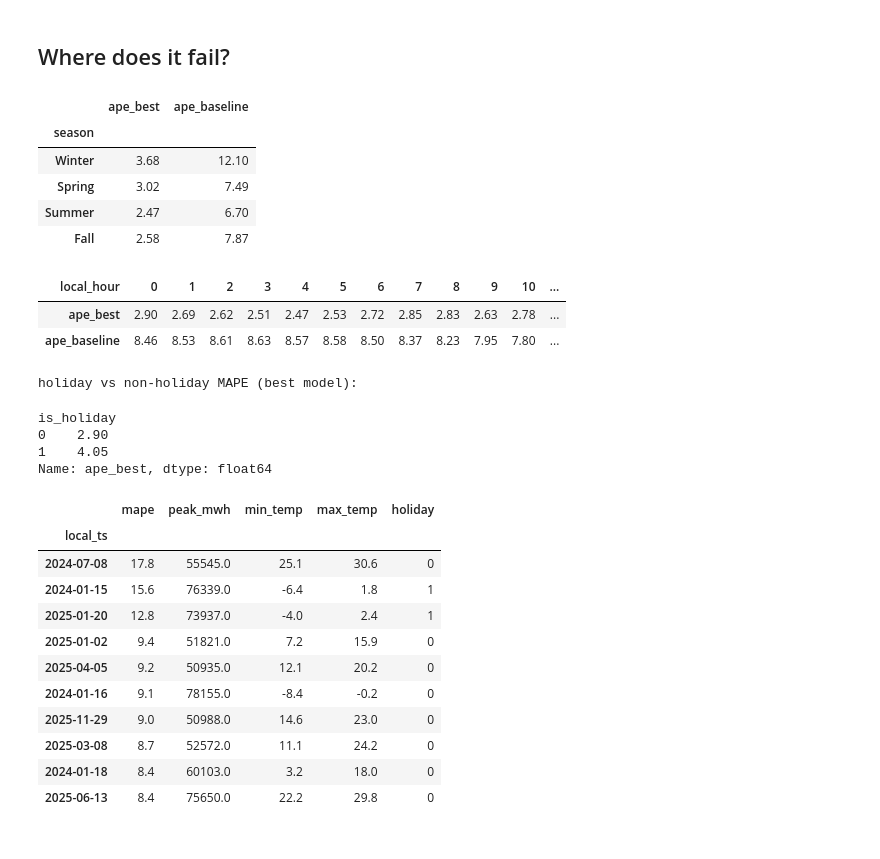
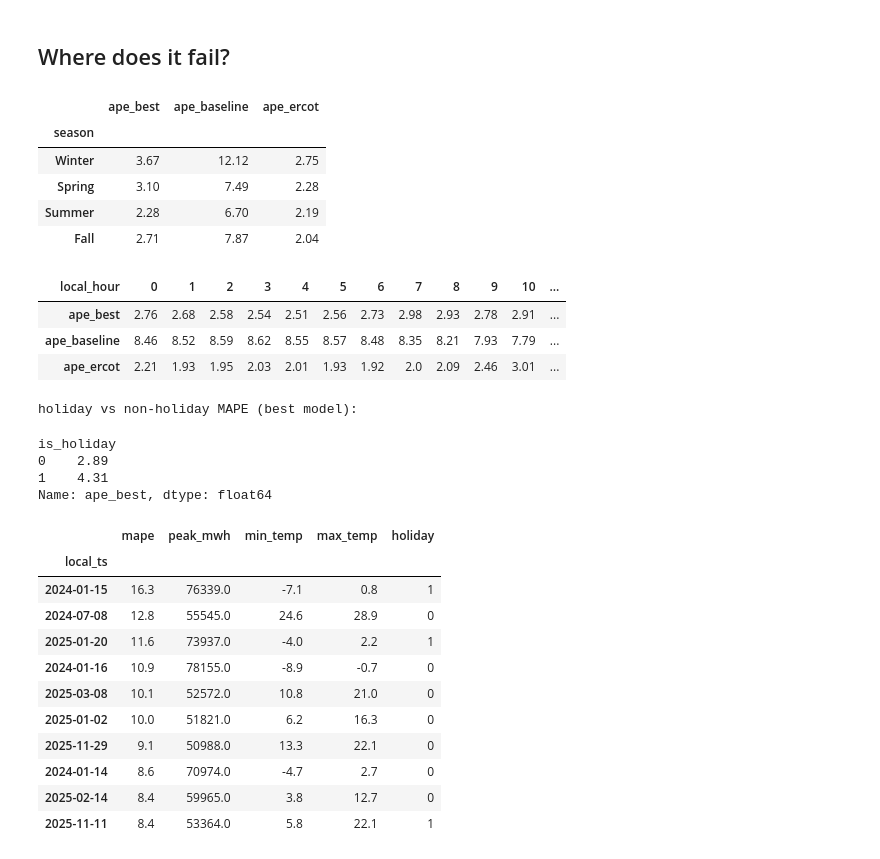
Before and after one commit to Stenberg1/texas-grid-load-analysis, a Jupyter notebook: notebooks/02_model.ipynb, the cells around one changed output. Saved outputs shown, nothing was run; the diff lists cells and outputs as text; code cells hidden in the pictures.

```diff
--- a/notebooks/02_model.ipynb
+++ b/notebooks/02_model.ipynb
@@ -51,6 +80,11 @@ from sklearn.ensemble import HistGradientBoostingRegressor
 def metrics(y, p):
     e = y - p
     return {"RMSE (MWh)": np.sqrt((e ** 2).mean()), "MAPE (%)": 100 * (e.abs() / y).mean()}
+
+# Compare every model on the same hours: drop the 48 test hours with no ERCOT forecast (Dec 5-7 2025)
+n_before = len(test)
+test = test[test.ercot_forecast_mwh.notna()].copy()
+print(f"test rows used: {len(test):,} (dropped {n_before - len(test)} with no ERCOT forecast)")
 
 preds = {}
 # 1. Baseline: same hour one week earlier
@@ -83,6 +117,9 @@ gb = HistGradientBoostingRegressor(random_state=0).fit(
     train_ols[FINAL_FEATURES], train_ols.demand_mwh - train_ols.demand_lag_24)
 preds["Gradient boosting (change vs yesterday)"] = test.demand_lag_24 + gb.predict(test[FINAL_FEATURES])
 
+# 4. The grid operator's own day-ahead forecast (ERCOT, as filed with EIA on Form EIA-930)
+preds["ERCOT official day-ahead forecast"] = test.ercot_forecast_mwh
+
 results = pd.DataFrame({k: metrics(test.demand_mwh, v) for k, v in preds.items()}).T.round(2)
 results["RMSE (MWh)"] = results["RMSE (MWh)"].round(0).astype(int)
 results
@@ -97,11 +136,13 @@ OLS R^2 on train: 0.946
 # %%
-best_name = results["MAPE (%)"].idxmin()
-print("best model:", best_name)
+ours = [k for k in results.index if not k.startswith(("Baseline", "Reference", "ERCOT"))]
+best_name = results.loc[ours, "MAPE (%)"].idxmin()
+print("best model of ours:", best_name)
 test["pred_best"] = preds[best_name]
 test["pred_baseline"] = preds["Baseline: same hour last week"]
 test["ape_best"] = 100 * (test.demand_mwh - test.pred_best).abs() / test.demand_mwh
 test["ape_baseline"] = 100 * (test.demand_mwh - test.pred_baseline).abs() / test.demand_mwh
+test["ape_ercot"] = 100 * (test.demand_mwh - test.ercot_forecast_mwh).abs() / test.demand_mwh
 results.to_csv("data/clean/model_results.csv")
 test[["period", "local_ts", "local_hour", "season", "is_holiday", "demand_mwh", "avg_temp_c",
-      "pred_best", "pred_baseline", "ape_best", "ape_baseline"]].to_parquet("data/clean/test_predictions.parquet", index=False)
+      "pred_best", "pred_baseline", "ercot_forecast_mwh", "ape_best", "ape_baseline", "ape_ercot"]].to_parquet("data/clean/test_predictions.parquet", index=False)
 # %% [output]
@@ -109,19 +188,20 @@ best model: Gradient boosting (change vs yesterday)
 # %% [markdown]
 ## Where does it fail?
 # %%
-by_hour = test.groupby("local_hour")[["ape_best", "ape_baseline"]].mean().round(2)
-by_season = test.groupby("season")[["ape_best", "ape_baseline"]].mean().round(2).loc[["Winter", "Spring", "Summer", "Fall"]]
+by_hour = test.groupby("local_hour")[["ape_best", "ape_baseline", "ape_ercot"]].mean().round(2)
+by_season = test.groupby("season")[["ape_best", "ape_baseline", "ape_ercot"]].mean().round(2).loc[["Winter", "Spring", "Summer", "Fall"]]
 display(by_season); by_hour.T
 # %% [output]
-|  | ape_best | ape_baseline |
-| season |  |  |
-| Winter | 3.68 | 12.10 |
-| Spring | 3.02 | 7.49 |
-| Summer | 2.47 | 6.70 |
-| Fall | 2.58 | 7.87 |
+|  | ape_best | ape_baseline | ape_ercot |
+| season |  |  |  |
+| Winter | 3.67 | 12.12 | 2.75 |
+| Spring | 3.10 | 7.49 | 2.28 |
+| Summer | 2.28 | 6.70 | 2.19 |
+| Fall | 2.71 | 7.87 | 2.04 |
 | local_hour | 0 | 1 | 2 | 3 | 4 | 5 | 6 | 7 | 8 | 9 | 10 | ... |
-| ape_best | 2.90 | 2.69 | 2.62 | 2.51 | 2.47 | 2.53 | 2.72 | 2.85 | 2.83 | 2.63 | 2.78 | ... |
-| ape_baseline | 8.46 | 8.53 | 8.61 | 8.63 | 8.57 | 8.58 | 8.50 | 8.37 | 8.23 | 7.95 | 7.80 | ... |
+| ape_best | 2.76 | 2.68 | 2.58 | 2.54 | 2.51 | 2.56 | 2.73 | 2.98 | 2.93 | 2.78 | 2.91 | ... |
+| ape_baseline | 8.46 | 8.52 | 8.59 | 8.62 | 8.55 | 8.57 | 8.48 | 8.35 | 8.21 | 7.93 | 7.79 | ... |
+| ape_ercot | 2.21 | 1.93 | 1.95 | 2.03 | 2.01 | 1.93 | 1.92 | 2.0 | 2.09 | 2.46 | 3.01 | ... |
 # %%
 print("holiday vs non-holiday MAPE (best model):")
 display(test.groupby("is_holiday").ape_best.mean().round(2))
@@ -133,21 +213,21 @@ worst_days
 # %% [output]
 holiday vs non-holiday MAPE (best model):
 is_holiday
-0    2.90
-1    4.05
+0    2.89
+1    4.31
 Name: ape_best, dtype: float64
 |  | mape | peak_mwh | min_temp | max_temp | holiday |
 | local_ts |  |  |  |  |  |
-| 2024-07-08 | 17.8 | 55545.0 | 25.1 | 30.6 | 0 |
-| 2024-01-15 | 15.6 | 76339.0 | -6.4 | 1.8 | 1 |
-| 2025-01-20 | 12.8 | 73937.0 | -4.0 | 2.4 | 1 |
-| 2025-01-02 | 9.4 | 51821.0 | 7.2 | 15.9 | 0 |
-| 2025-04-05 | 9.2 | 50935.0 | 12.1 | 20.2 | 0 |
-| 2024-01-16 | 9.1 | 78155.0 | -8.4 | -0.2 | 0 |
-| 2025-11-29 | 9.0 | 50988.0 | 14.6 | 23.0 | 0 |
-| 2025-03-08 | 8.7 | 52572.0 | 11.1 | 24.2 | 0 |
-| 2024-01-18 | 8.4 | 60103.0 | 3.2 | 18.0 | 0 |
-| 2025-06-13 | 8.4 | 75650.0 | 22.2 | 29.8 | 0 |
+| 2024-01-15 | 16.3 | 76339.0 | -7.1 | 0.8 | 1 |
+| 2024-07-08 | 12.8 | 55545.0 | 24.6 | 28.9 | 0 |
+| 2025-01-20 | 11.6 | 73937.0 | -4.0 | 2.2 | 1 |
+| 2024-01-16 | 10.9 | 78155.0 | -8.9 | -0.7 | 0 |
+| 2025-03-08 | 10.1 | 52572.0 | 10.8 | 21.0 | 0 |
+| 2025-01-02 | 10.0 | 51821.0 | 6.2 | 16.3 | 0 |
+| 2025-11-29 | 9.1 | 50988.0 | 13.3 | 22.1 | 0 |
+| 2024-01-14 | 8.6 | 70974.0 | -4.7 | 2.7 | 0 |
+| 2025-02-14 | 8.4 | 59965.0 | 3.8 | 12.7 | 0 |
+| 2025-11-11 | 8.4 | 53364.0 | 5.8 | 22.1 | 1 |
 # %%
 import plotly.graph_objects as go
 from viz import add_caption, save, SERIES
```
Also changed, not shown: parts of 8 cells of this notebook, 30 other files.
